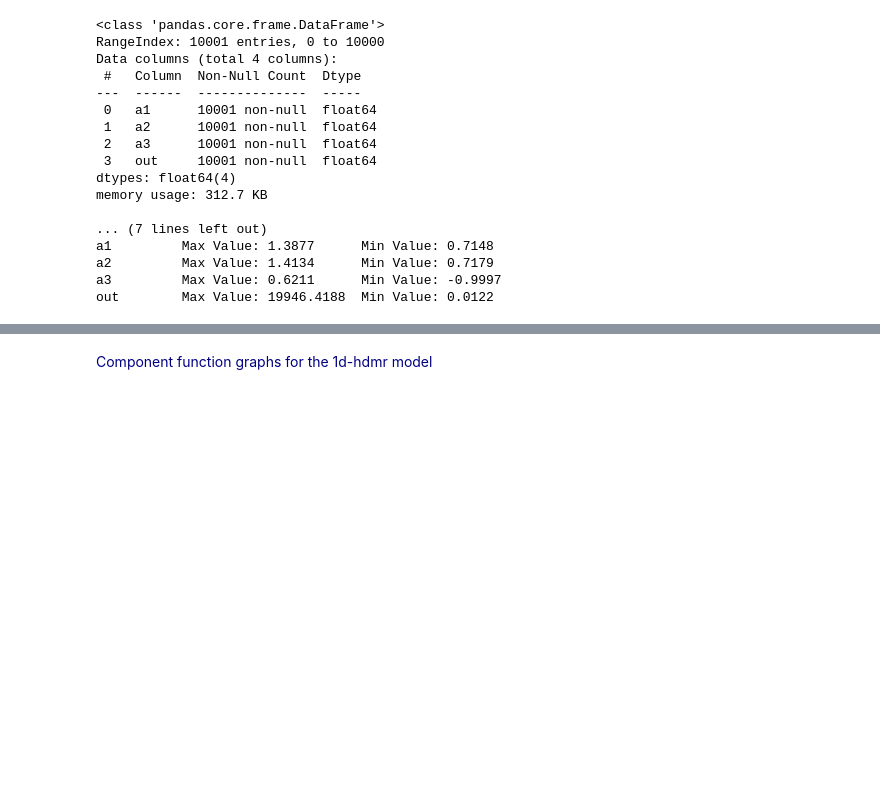
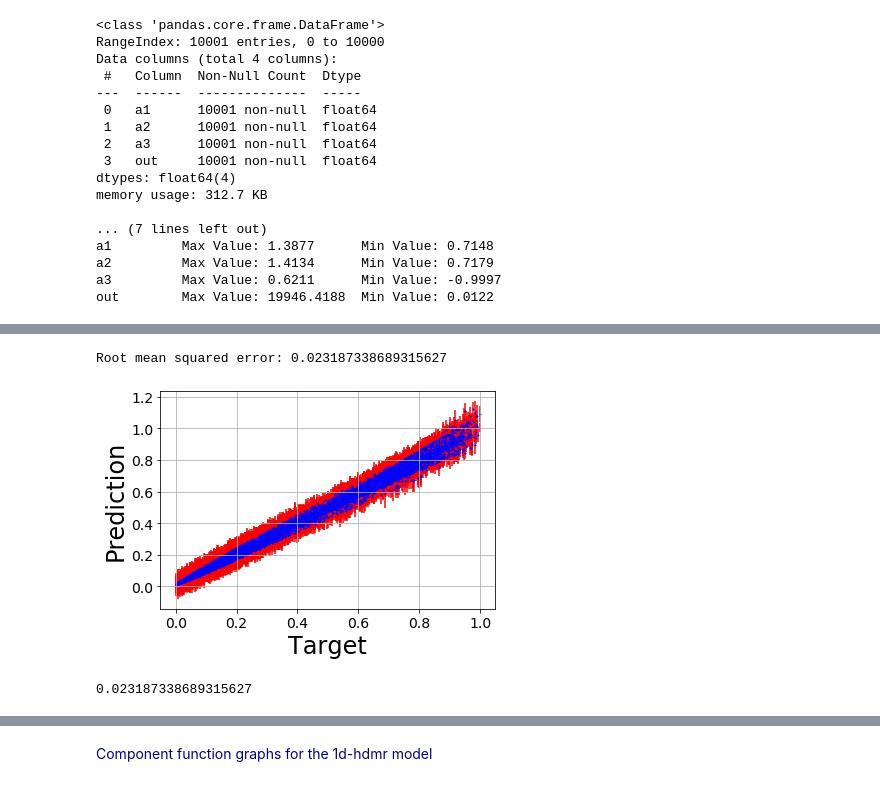
Before and after one commit to owen-ren0003/rshdmrgpr, a Jupyter notebook: examples.ipynb, the cells around one changed output, grey strips where cells are left out. Cells and saved outputs as stored; diff of their text form; code cells hidden in the pictures; blank space fills up the shorter version.

```diff
--- a/examples.ipynb
+++ b/examples.ipynb
@@ -134,0 +218,6 @@ models3 = hdmr3.get_models()
+# %%
+correlation_plot(data_scaled.iloc[:, 3], y_pred1, y_err1)
+# %% [output]
+Root mean squared error: 0.023187338689315627
+[figure, added]
+0.023187338689315627
```
Also changed, not shown: parts of 73 cells of this notebook, 5 other files.
